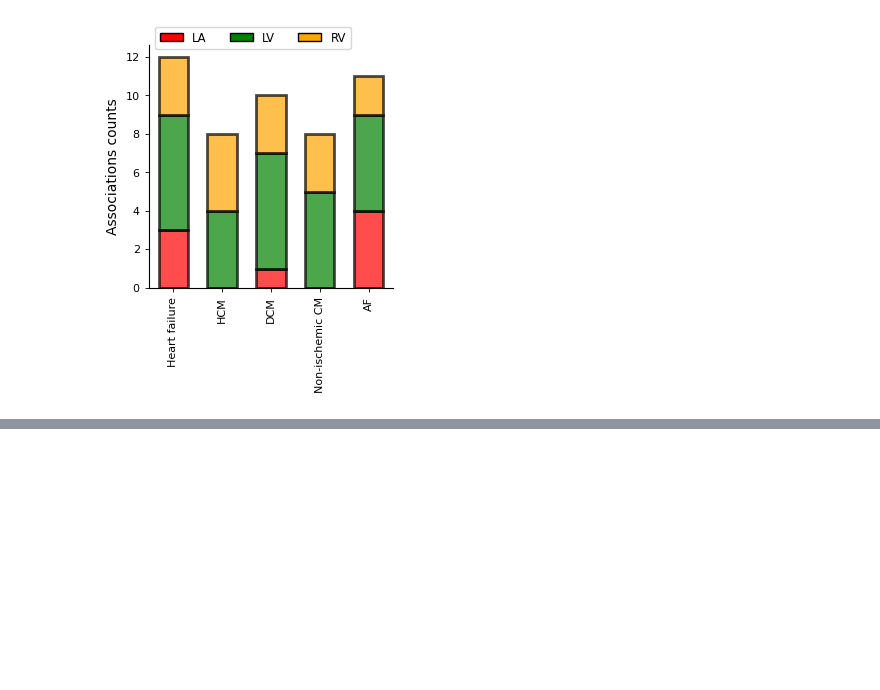
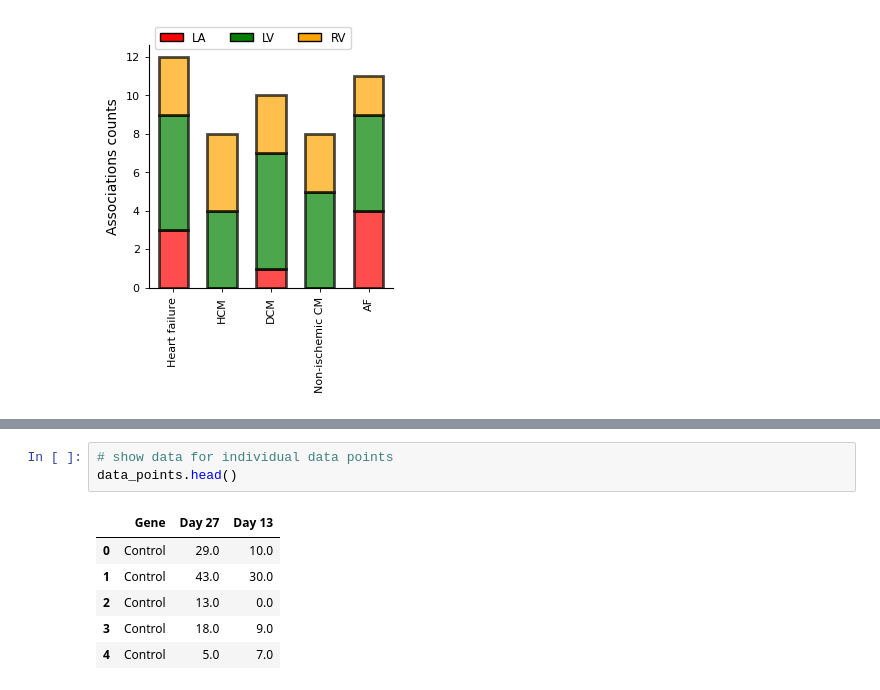
Before and after one commit to afschmidt/plot-misc, a Jupyter notebook: resources/examples/barchart.ipynb, the cells around one changed output, grey strips where cells are left out. Saved outputs shown, nothing was run; the diff lists cells and outputs as text; blank space fills up the shorter version.

```diff
--- a/resources/examples/barchart.ipynb
+++ b/resources/examples/barchart.ipynb
@@ -67,0 +92,10 @@ ax.legend(handles=patches , ncol=3, bbox_to_anchor=(0.85, 1.10),
+# %%
+# show data for individual data points
+data_points.head()
+# %% [output]
+|  | Gene | Day 27 | Day 13 |
+| 0 | Control | 29.0 | 10.0 |
+| 1 | Control | 43.0 | 30.0 |
+| 2 | Control | 13.0 | 0.0 |
+| 3 | Control | 18.0 | 9.0 |
+| 4 | Control | 5.0 | 7.0 |
```
Also changed, not shown: parts of 4 cells of this notebook, 6 other files.
